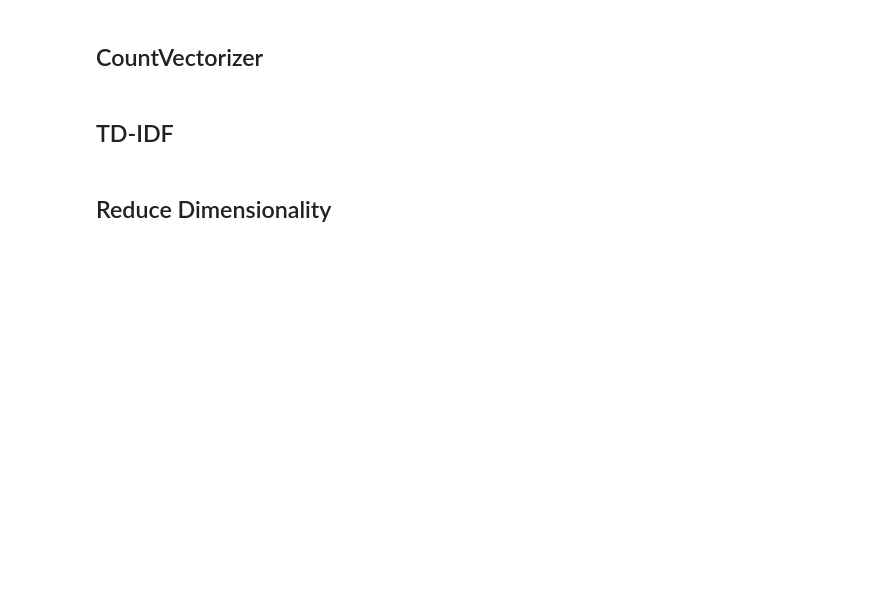
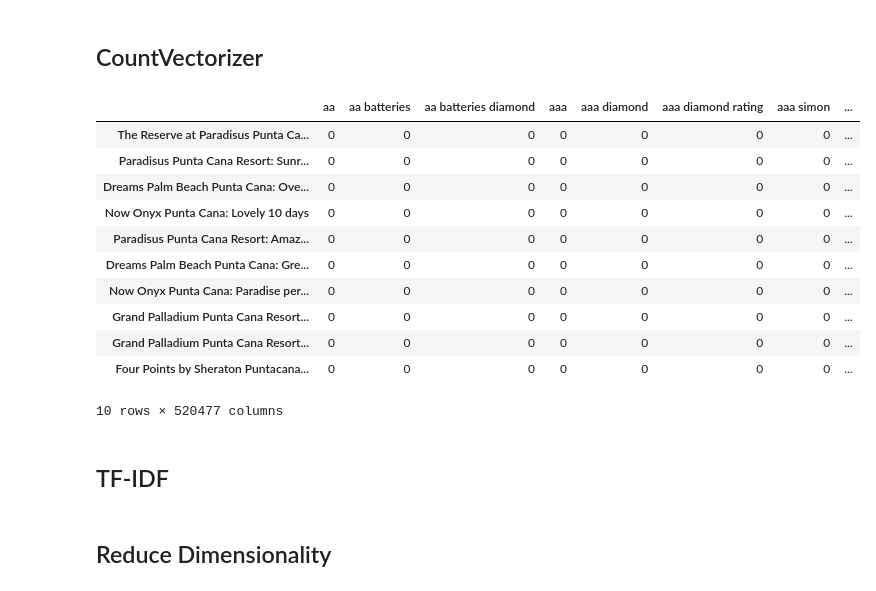
Before and after one commit to youngjeong46/travel-recommender, a Jupyter notebook: notebooks/MVP.ipynb, the cells around one changed output. Cells and saved outputs as stored; diff of their text form; code cells hidden in the pictures; blank space fills up the shorter version.

```diff
--- a/notebooks/MVP.ipynb
+++ b/notebooks/MVP.ipynb
@@ -86,7 +102,3 @@ reviews
 ## Clean the text
 
 This requires some preprocessing to do.
-# %%
-reviews = remove_list(reviews)
-# %%
-reviews = rearrange(reviews)
@@ -116,7 +109,27 @@ reviews
 # %% [markdown]
 ## CountVectorizer
+# %%
+reviews_label = [x+": "+y for x,y in zip(reviews.hotel.to_list(),reviews.title.to_list())]
+# %%
+count_vectorizer = CountVectorizer(ngram_range=(1, 3),
+                                   stop_words='english', token_pattern="\\b[a-z][a-z]+\\b")
+doc_word = count_vectorizer.fit_transform(reviews.content.to_list())
+pd.DataFrame(doc_word.toarray(), index=reviews_label, columns=count_vectorizer.get_feature_names()).head(10)
+# %% [output]
+|  | aa | aa batteries | aa batteries diamond | aaa | aaa diamond | aaa diamond rating | aaa simon | ... |
+| The Reserve at Paradisus Punta Ca... | 0 | 0 | 0 | 0 | 0 | 0 | 0 | ... |
+| Paradisus Punta Cana Resort: Sunr... | 0 | 0 | 0 | 0 | 0 | 0 | 0 | ... |
+| Dreams Palm Beach Punta Cana: Ove... | 0 | 0 | 0 | 0 | 0 | 0 | 0 | ... |
+| Now Onyx Punta Cana: Lovely 10 days | 0 | 0 | 0 | 0 | 0 | 0 | 0 | ... |
+| Paradisus Punta Cana Resort: Amaz... | 0 | 0 | 0 | 0 | 0 | 0 | 0 | ... |
+| Dreams Palm Beach Punta Cana: Gre... | 0 | 0 | 0 | 0 | 0 | 0 | 0 | ... |
+| Now Onyx Punta Cana: Paradise per... | 0 | 0 | 0 | 0 | 0 | 0 | 0 | ... |
+| Grand Palladium Punta Cana Resort... | 0 | 0 | 0 | 0 | 0 | 0 | 0 | ... |
+| Grand Palladium Punta Cana Resort... | 0 | 0 | 0 | 0 | 0 | 0 | 0 | ... |
+| Four Points by Sheraton Puntacana... | 0 | 0 | 0 | 0 | 0 | 0 | 0 | ... |
+10 rows × 520477 columns
 # %% [markdown]
-## TD-IDF
+## TF-IDF
 # %% [markdown]
 ## Reduce Dimensionality
 # %% [markdown]
```
Also changed, not shown: parts of 21 cells of this notebook, 6 other files.
